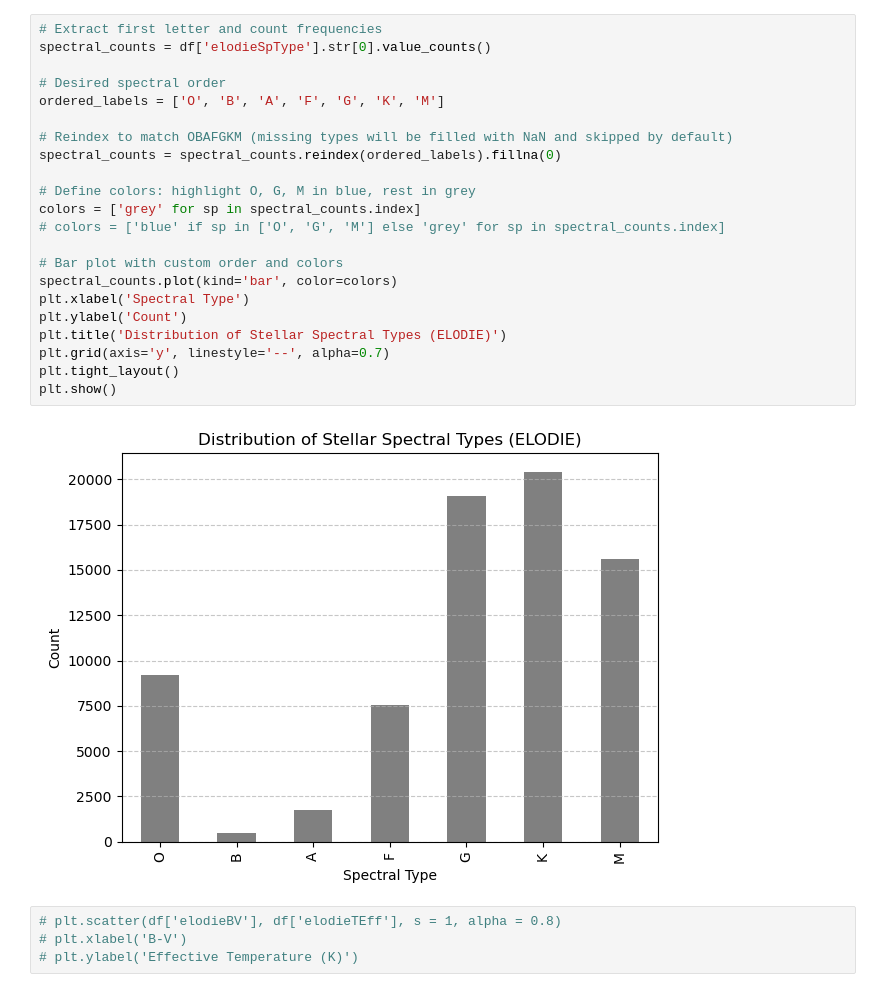
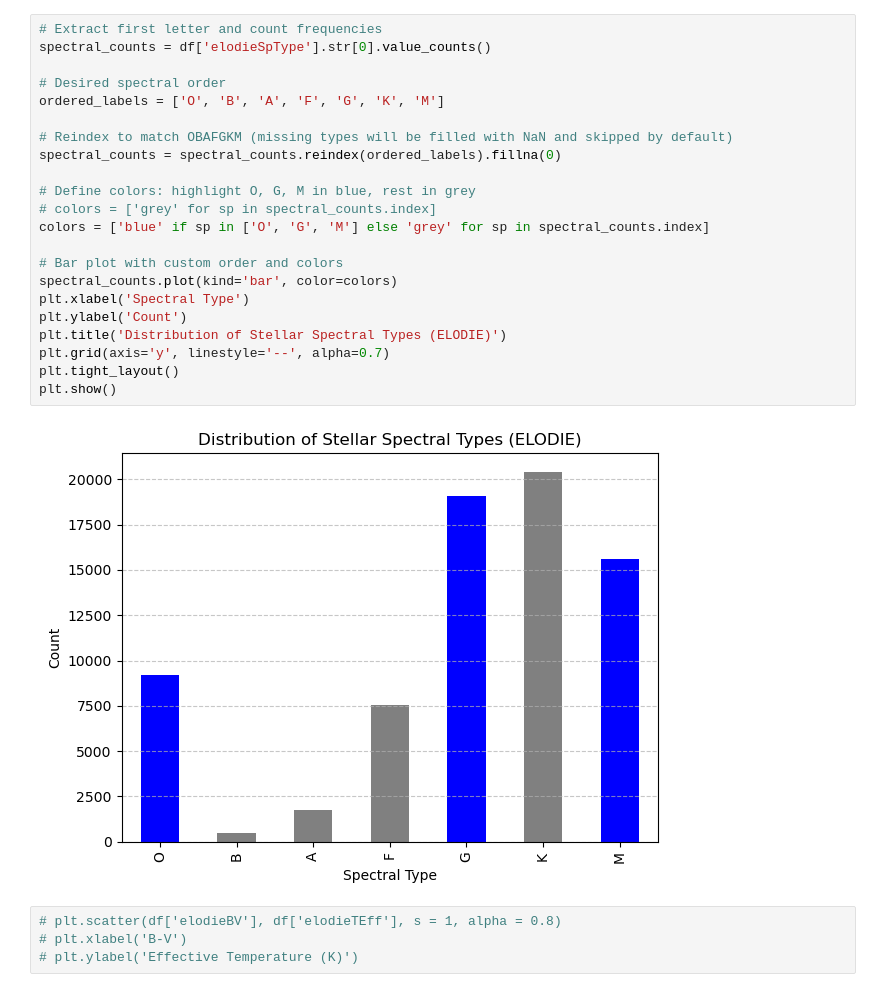
Before and after one commit to yanbopanastro/UM-Astro-416-final-project, a Jupyter notebook: Final_project.ipynb, the cells around one changed output. Saved outputs shown, nothing was run; the diff lists cells and outputs as text.

```diff
--- a/Final_project.ipynb
+++ b/Final_project.ipynb
@@ -132,27 +103,27 @@ number of rows after filtering: 74123
 # %%
 # Extract first letter and count frequencies
 spectral_counts = df['elodieSpType'].str[0].value_counts()
 
 # Desired spectral order
 ordered_labels = ['O', 'B', 'A', 'F', 'G', 'K', 'M']
 
 # Reindex to match OBAFGKM (missing types will be filled with NaN and skipped by default)
 spectral_counts = spectral_counts.reindex(ordered_labels).fillna(0)
 
 # Define colors: highlight O, G, M in blue, rest in grey
-colors = ['grey' for sp in spectral_counts.index]
-# colors = ['blue' if sp in ['O', 'G', 'M'] else 'grey' for sp in spectral_counts.index]
+# colors = ['grey' for sp in spectral_counts.index]
+colors = ['blue' if sp in ['O', 'G', 'M'] else 'grey' for sp in spectral_counts.index]
 
 # Bar plot with custom order and colors
 spectral_counts.plot(kind='bar', color=colors)
 plt.xlabel('Spectral Type')
 plt.ylabel('Count')
 plt.title('Distribution of Stellar Spectral Types (ELODIE)')
 plt.grid(axis='y', linestyle='--', alpha=0.7)
 plt.tight_layout()
 plt.show()
 # %% [output]
-[figure, old version]
+[figure, new version]
 # %%
 # plt.scatter(df['elodieBV'], df['elodieTEff'], s = 1, alpha = 0.8)
 # plt.xlabel('B-V')
```
Also changed, not shown: parts of 39 cells of this notebook.
